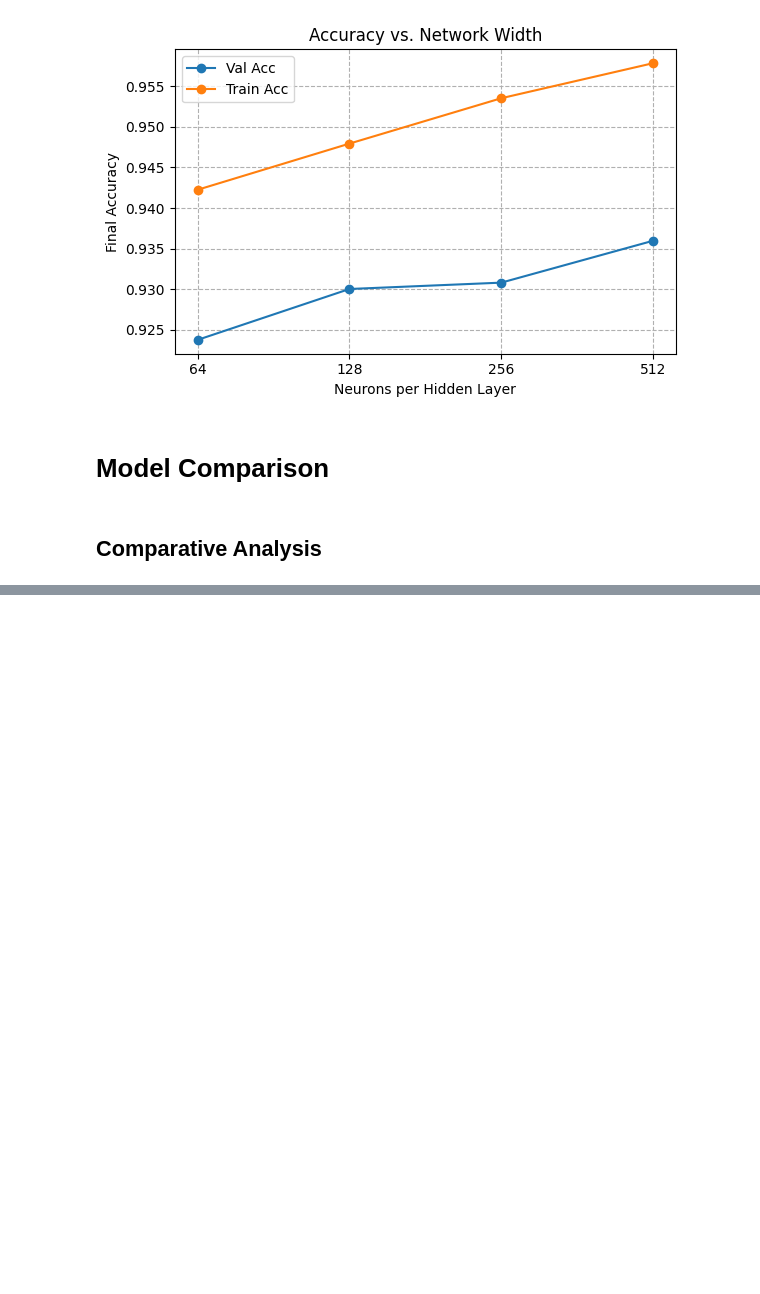
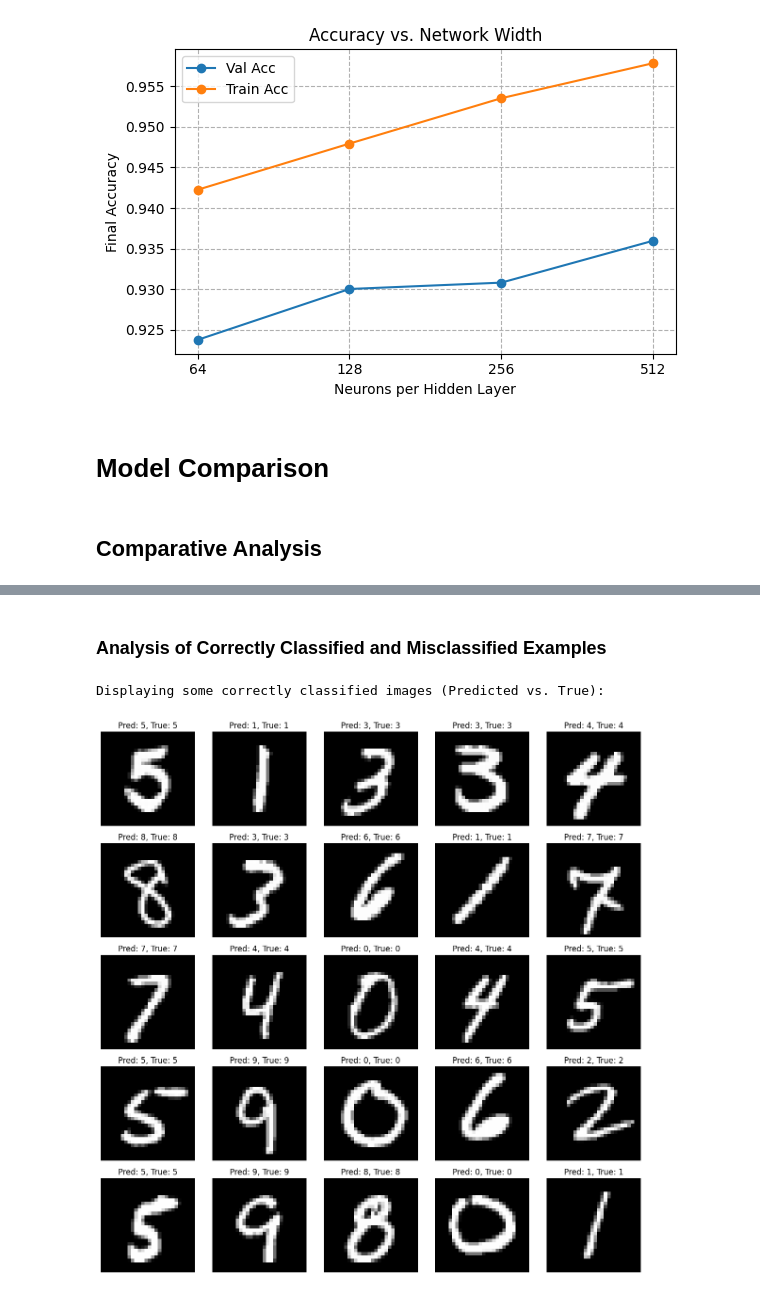
Before and after one commit to moHani11/ML-Assignment-2, a Jupyter notebook: problem3Notebook.ipynb, the cells around one changed output, grey strips where cells are left out. Cells and saved outputs as stored; diff of their text form; code cells hidden in the pictures; blank space fills up the shorter version.

```diff
--- a/problem3Notebook.ipynb
+++ b/problem3Notebook.ipynb
@@ -509,0 +644,30 @@ display(summary_df)
+# %% [markdown]
+### Analysis of Correctly Classified and Misclassified Examples
+# %%
+all_preds_np = np.array(all_preds)
+all_labels_np = np.array(all_labels)
+# %%
+# Analyze Correctly Classified Examples
+print(f"\nDisplaying some correctly classified images (Predicted vs. True):")
+
+# Find indices of correctly classified images
+correctly_classified_indices = np.where(all_preds_np == all_labels_np)[0]
+
+# Plot a selection of correctly classified images
+plt.figure(figsize=(12, 12))
+# Select up to 25 random correctly classified images to display
+selection_correct = np.random.choice(correctly_classified_indices, size=min(25, len(correctly_classified_indices)), replace=False)
+
+for i, idx in enumerate(selection_correct):
+    plt.subplot(5, 5, i + 1)
+    # Reshape from flattened 784 to 28x28
+    image = x_test[idx].cpu().numpy().reshape(28, 28)
+    plt.imshow(image, cmap='gray')
+    plt.title(f"Pred: {all_preds_np[idx]}, True: {all_labels_np[idx]}")
+    plt.axis('off')
+
+plt.tight_layout()
+plt.show()
+# %% [output]
+Displaying some correctly classified images (Predicted vs. True):
+[figure, added]
```
Also changed, not shown: parts of 17 cells of this notebook.
